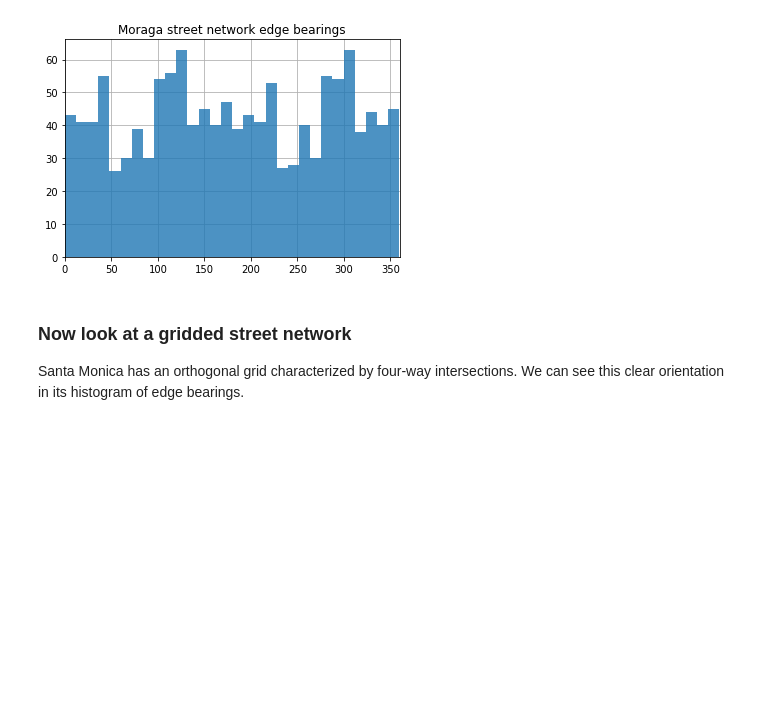
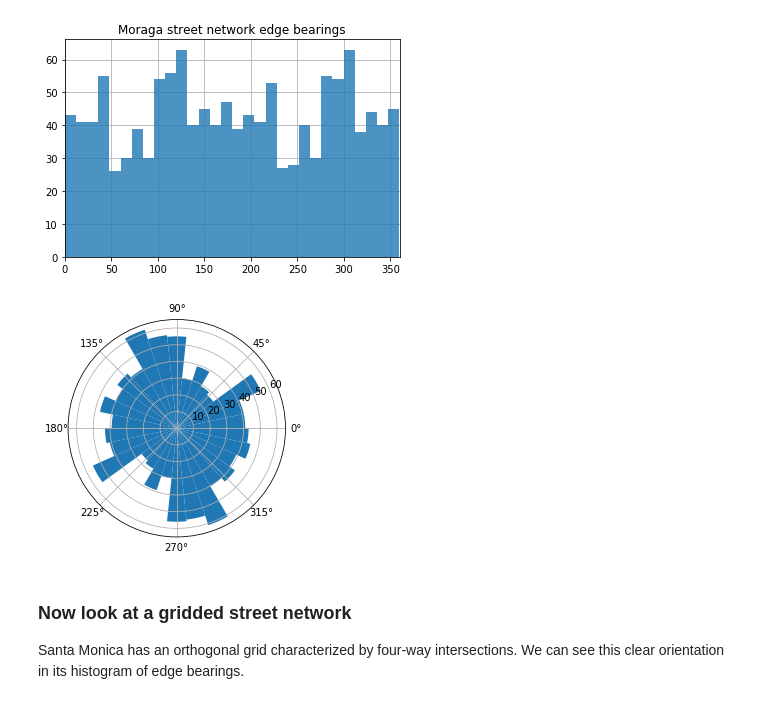
Before and after one commit to gboeing/osmnx-examples, a Jupyter notebook: notebooks/15-calculate-visualize-edge-bearings.ipynb, the cells around one changed output. Cells and saved outputs as stored; diff of their text form; code cells hidden in the pictures; blank space fills up the shorter version.

Commit message:
polar plots added to show bearings intuitively

```diff
--- a/notebooks/15-calculate-visualize-edge-bearings.ipynb
+++ b/notebooks/15-calculate-visualize-edge-bearings.ipynb
@@ -30,6 +30,18 @@ ax.set_title('Moraga street network edge bearings')
 plt.show()
 # %% [output]
 [figure]
+# %%
+# polar plot
+import numpy as np
+bin = 30
+count, division = np.histogram(bearings, bins=[ang*360/bin for ang in range(0,bin+1)])
+division = division[0:-1]
+width =  2 * np.pi/bin
+ax = plt.subplot(111, projection='polar')
+bars = ax.bar(division * np.pi/180 - width * 0.5 , count, width=width, bottom=0.0)
+plt.show()
+# %% [output]
+[figure, added]
 # %% [markdown]
 ### Now look at a gridded street network
 
```
Also changed, not shown: parts of 1 cell of this notebook.
